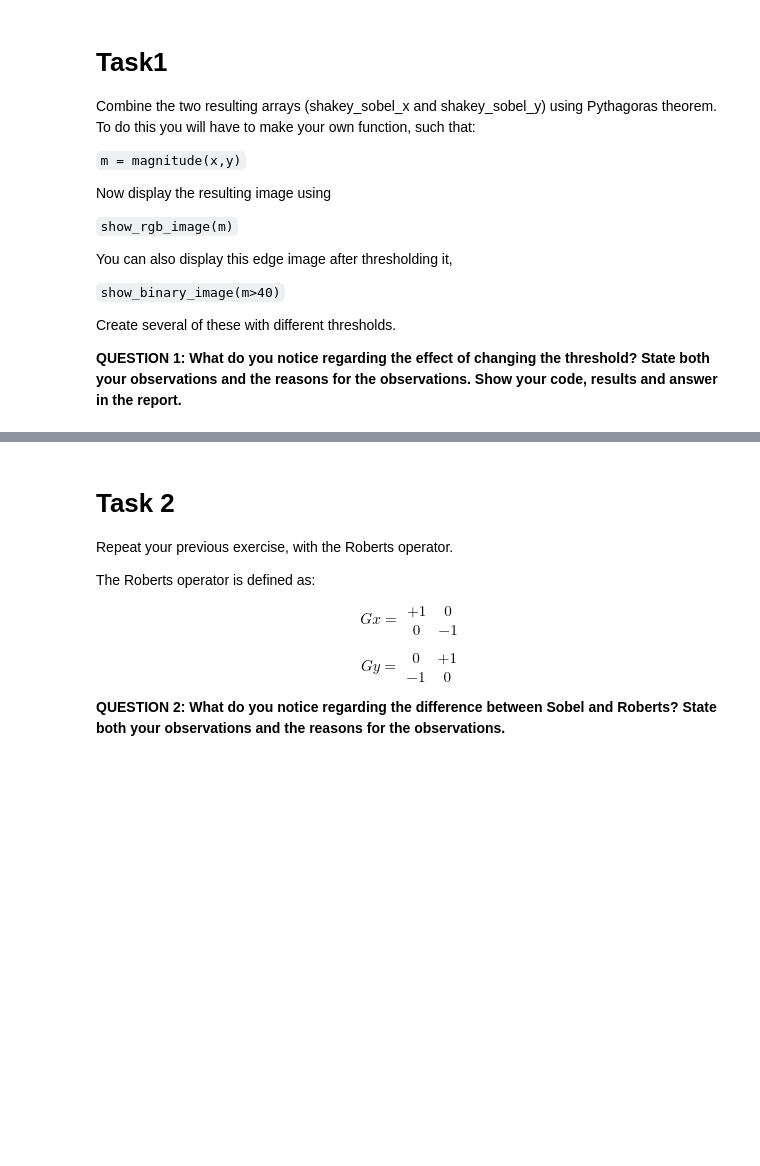
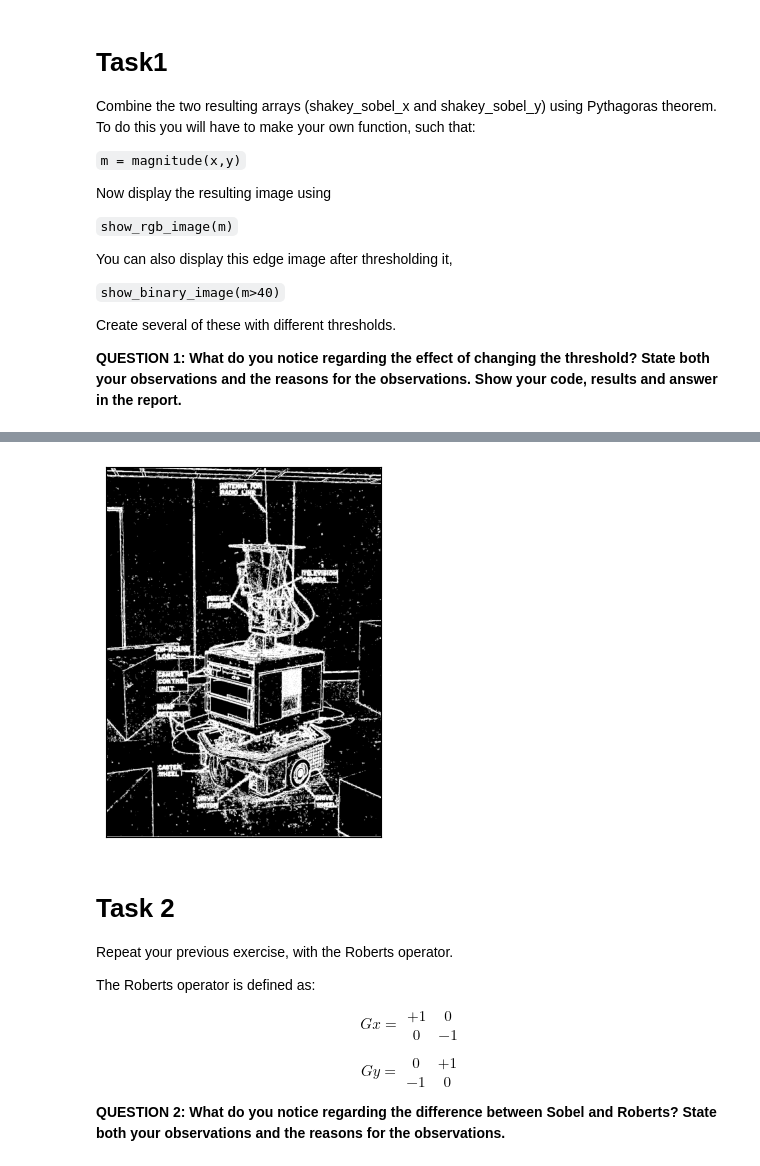
Before and after one commit to Alexandercheng-rsch/Robots-lab-, a Jupyter notebook: Lab1/lab1.ipynb, the cells around one changed output, grey strips where cells are left out. Drawn from its saved outputs; the diff is of its cells as text; code cells hidden in the pictures; blank space fills up the shorter version.

```diff
--- a/Lab1/lab1.ipynb
+++ b/Lab1/lab1.ipynb
@@ -80,3 +123,7 @@ Create several of these with different thresholds.
+# %%
+show_binary_image(m>40)
+# %% [output]
+[figure, added]
 # %% [markdown]
 # Task 2
 
```
Also changed, not shown: parts of 11 cells of this notebook, 1 other file.
